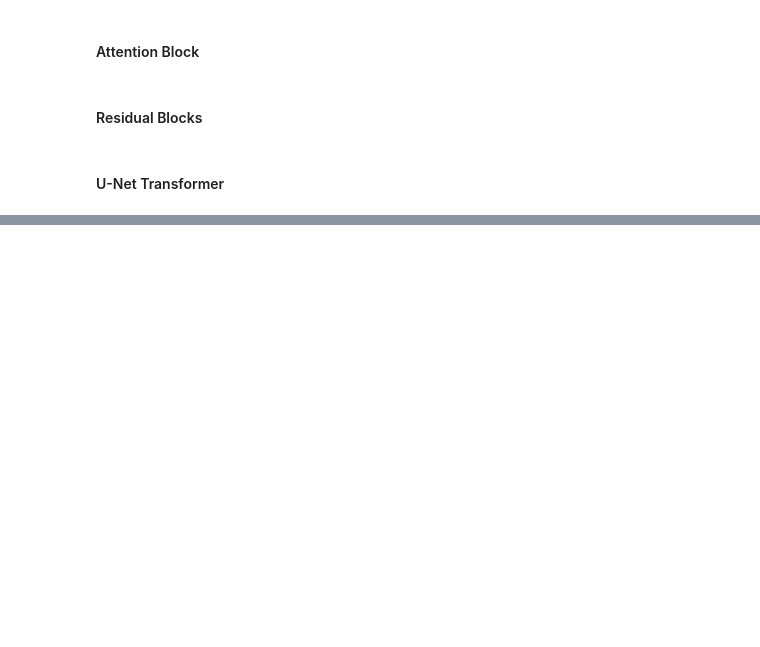
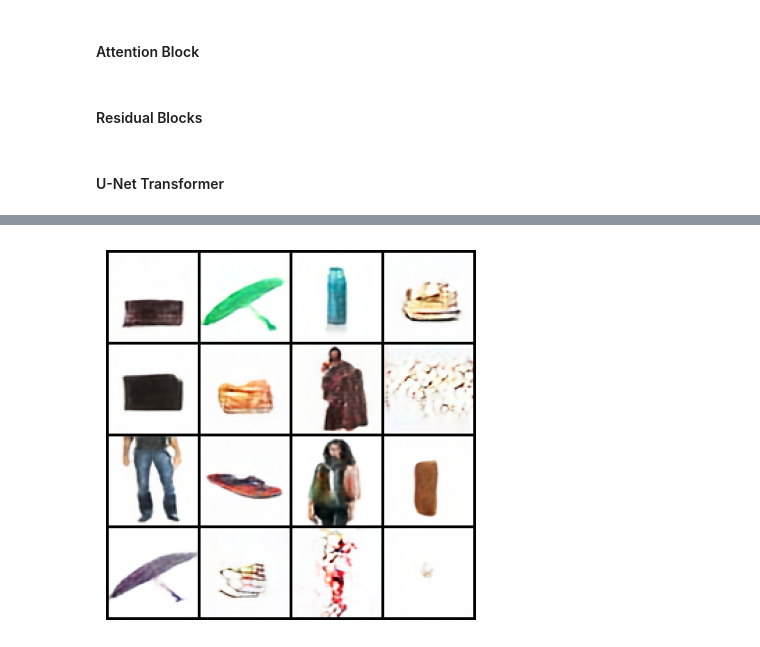
Before and after one commit to NathanaelAlmazan/FashionGeneration, a Jupyter notebook: diffusion_main.ipynb, the cells around one changed output, grey strips where cells are left out. Drawn from its saved outputs; the diff is of its cells as text; code cells hidden in the pictures; blank space fills up the shorter version.

```diff
--- a/diffusion_main.ipynb
+++ b/diffusion_main.ipynb
@@ -390,0 +393,3 @@ log_samples()
+# %%
+log_samples()
+# %% [output]
@@ -390,0 +397 @@ log_samples()
+[figure, added]
```
Also changed, not shown: parts of 10 cells of this notebook, 2 other files.
